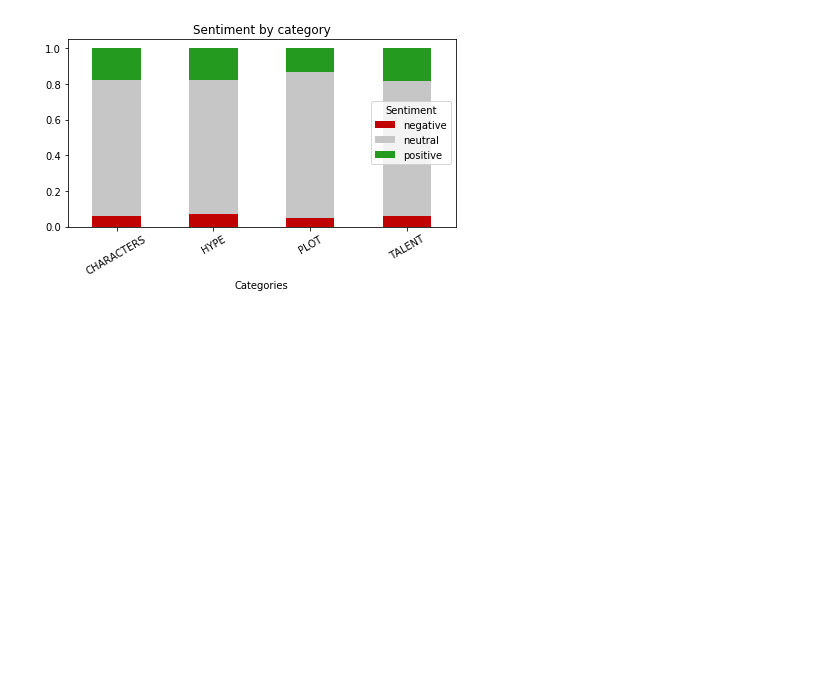
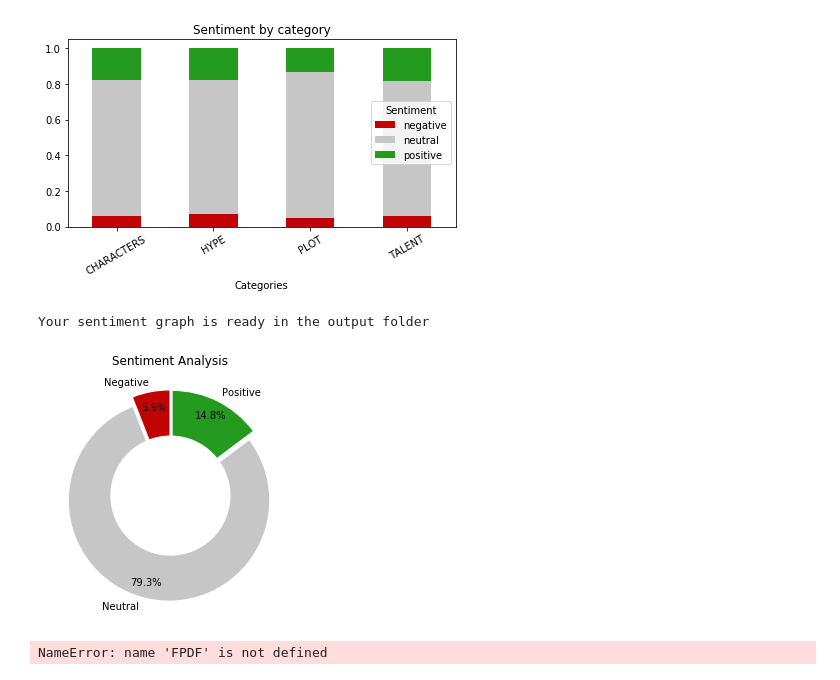
Before and after one commit to patricrp/nlp-finalproject, a Jupyter notebook: src/Sentiment analysis.ipynb, the cells around one changed output. Saved outputs shown, nothing was run; the diff lists cells and outputs as text; code cells hidden in the pictures; blank space fills up the shorter version.

Commit message:
TKinter ready, model and functions ready. Solving an issue with fdf

```diff
--- a/src/Sentiment analysis.ipynb
+++ b/src/Sentiment analysis.ipynb
@@ -159,3 +160,23 @@ graphSentCat(df)
 # %% [output]
 Your sentiment by category graph is ready in the output folder
 [figure]
+# %%
+def graphSentiment(df):
+    #Sentiment analysis
+    df = sentimentAnalysis(df)
+
+    #Get a sentiment graph
+    sentiment = pd.DataFrame([df['negative'].mean(), df['neutral'].mean(), df['positive'].mean()])
+    colors = ['#C00202','#C6C6C6','#249B1F']
+    labels = ['Negative', 'Neutral', 'Positive']
+    explode = (0.05,0.05,0.05)
+    centre_circle = plt.Circle((0,0),0.60,fc='white')
+    fig = plt.gcf()
+    fig.gca().add_artist(centre_circle)
+    plt.pie(sentiment, labels=labels, colors = colors, autopct='%1.1f%%', startangle=90, pctdistance=0.85, explode=explode)
+
+    plt.title('Sentiment Analysis')
+    plt.tight_layout()
+    plt.savefig('../output/sentiment')
+
+    print('Your sentiment graph is ready in the output folder')
@@ -161,0 +193,45 @@ Your sentiment by category graph is ready in the output folder
+# %%
+graphSentiment(df)
+# %% [output]
+Your sentiment graph is ready in the output folder
+[figure, added]
+# %%
+pdf = FPDF('P', 'mm', 'A4')
+
+pdf.add_page()
+
+#Set Title
+pdf.set_font('Arial', 'B', 20)
+pdf.cell(0, 10, 'Social Media Report', 0, 1, 'C')
+
+#First row of data
+pdf.cell(0, 10, ' ', 0, 1, 'C')
+
+pdf.set_font('Arial', '', 14)
+volume, percentage = fc.volumeCategories('../output/predicted.csv')
+pdf.cell(95, 10, f'Total of tweets {volume}')
+
+pdf.set_font('Arial', '', 14)
+pdf.cell(95, 10, f'Percentage of tweets classificated {percentage}%', 0, 1, 'C')
+
+pdf.cell(0, 10, ' ', 0, 1, 'C')
+#Categories
+pdf.set_font('Arial', '', 14)
+pdf.cell(0, 10, 'Categories', 0, 1, 'C')
+pdf.image('../output/barcategories.png', 40, h=90)
+
+pdf.cell(0, 10, ' ', 0, 1, 'C')
+#Sentiment
+pdf.set_font('Arial', '', 14)
+pdf.cell(95, 10, 'Sentiment', 0, 0, 'C')
+pdf.image('../output/sentiment.png', 5, 170, h=70)
+
+pdf.set_font('Arial', '', 14)
+pdf.cell(95, 10, 'Sentiment by Category', 0, 1, 'C')
+pdf.image('../output/sentimentcat.png', 100, 170, h=70)
+
+pdf.output('../output/report.pdf', 'F')
+
+print('Your PDF is ready')
+# %% [output]
+NameError: name 'FPDF' is not defined
```
Also changed, not shown: parts of 2 cells of this notebook, 13 other files.
